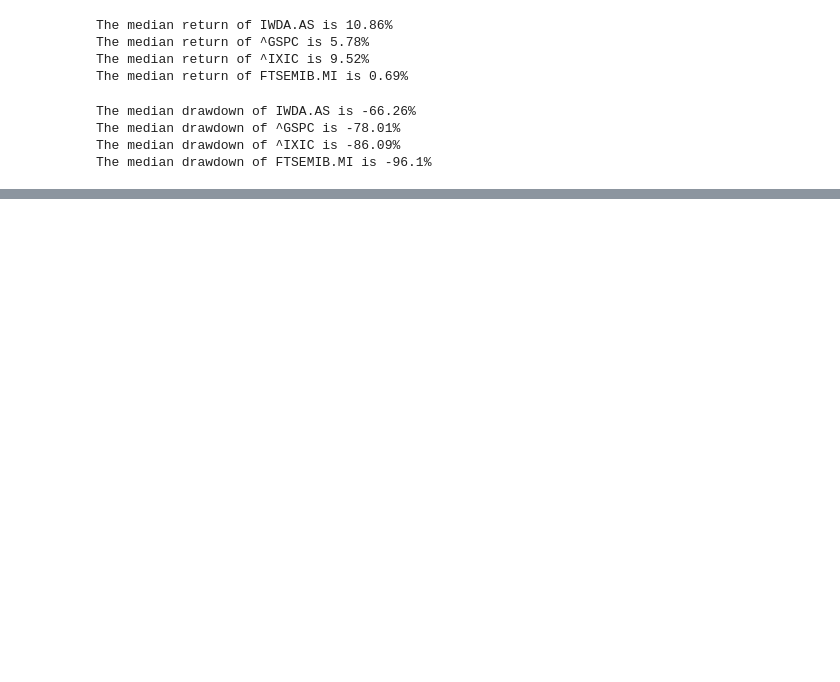
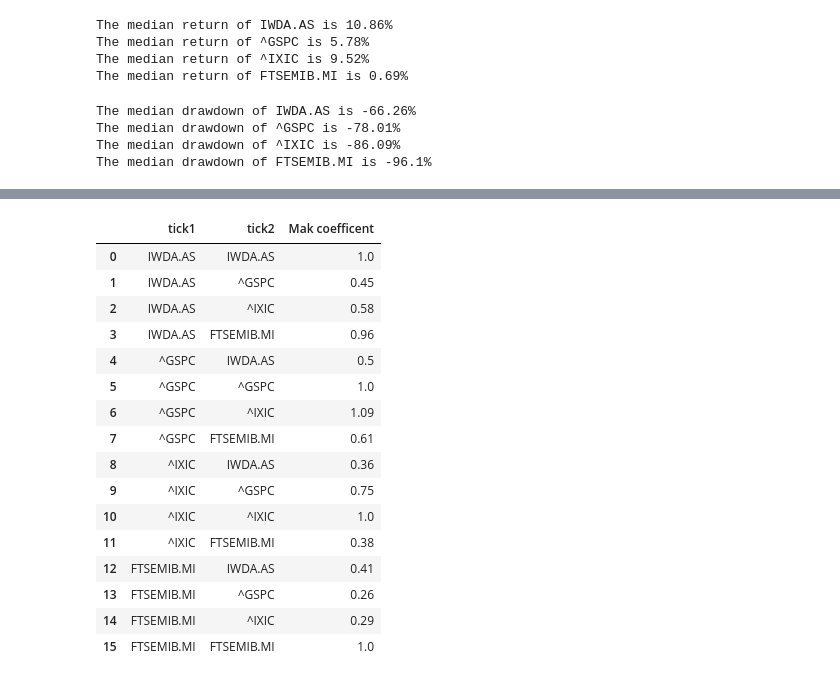
Before and after one commit to mak8427/My-site, a Jupyter notebook: finance/Portfolios/Portfolio1/portfolio1.ipynb, the cells around one changed output, grey strips where cells are left out. Drawn from its saved outputs; the diff is of its cells as text; code cells hidden in the pictures; blank space fills up the shorter version.

```diff
--- a/finance/Portfolios/Portfolio1/portfolio1.ipynb
+++ b/finance/Portfolios/Portfolio1/portfolio1.ipynb
@@ -26,7 +26,7 @@ plt.style.use('dark_background')
 <h1>PORTFOLIOS</h1>
 # %%
 TICKERS=["IWDA.AS","^GSPC","^IXIC","FTSEMIB.MI"]
-NUMBER_OF_SIMULATIONS=10000
+NUMBER_OF_SIMULATIONS=10000000
 STARTING_CAPITAL = 10000
 YEARS_OF_SIMULATION=30
 # %%
@@ -144,4 +144,5 @@ The median drawdown of FTSEMIB.MI is -96.1%
 # %%
-df_joined=df_Tickers[TICKERS[0]]
-for TICKER in TICKERS:
+df_joined=yf.download(TICKERS)["Adj Close"].pct_change(1).dropna()
+
+df_joined.corr()
 # %% [output]
@@ -160,0 +156,29 @@ Name: Adj Close, Length: 3630, dtype: float64
+# %%
+rows=[]
+arr1=np.array(df_joined[TICKERS[1]])+1e-10
+arr2=np.array(df_joined[TICKERS[2]])+1e-10
+for TICKER in  TICKERS:
+    for TICKER_1 in TICKERS:
+
+        rows.append([TICKER,TICKER_1,f"{round(np.median((np.array(df_joined[TICKER_1][df_joined[TICKER_1]<0])+1e-10)/(np.array(df_joined[TICKER][df_joined[TICKER_1]<0])+1e-10)),2)}"])
+
+df_Mak=pd.DataFrame(data=rows, columns=["tick1","tick2","Mak coefficent"])
+df_Mak
+# %% [output]
+|  | tick1 | tick2 | Mak coefficent |
+| 0 | IWDA.AS | IWDA.AS | 1.0 |
+| 1 | IWDA.AS | ^GSPC | 0.45 |
+| 2 | IWDA.AS | ^IXIC | 0.58 |
+| 3 | IWDA.AS | FTSEMIB.MI | 0.96 |
+| 4 | ^GSPC | IWDA.AS | 0.5 |
+| 5 | ^GSPC | ^GSPC | 1.0 |
+| 6 | ^GSPC | ^IXIC | 1.09 |
+| 7 | ^GSPC | FTSEMIB.MI | 0.61 |
+| 8 | ^IXIC | IWDA.AS | 0.36 |
+| 9 | ^IXIC | ^GSPC | 0.75 |
+| 10 | ^IXIC | ^IXIC | 1.0 |
+| 11 | ^IXIC | FTSEMIB.MI | 0.38 |
+| 12 | FTSEMIB.MI | IWDA.AS | 0.41 |
+| 13 | FTSEMIB.MI | ^GSPC | 0.26 |
+| 14 | FTSEMIB.MI | ^IXIC | 0.29 |
+| 15 | FTSEMIB.MI | FTSEMIB.MI | 1.0 |
```
Also changed, not shown: parts of 4 cells of this notebook.
